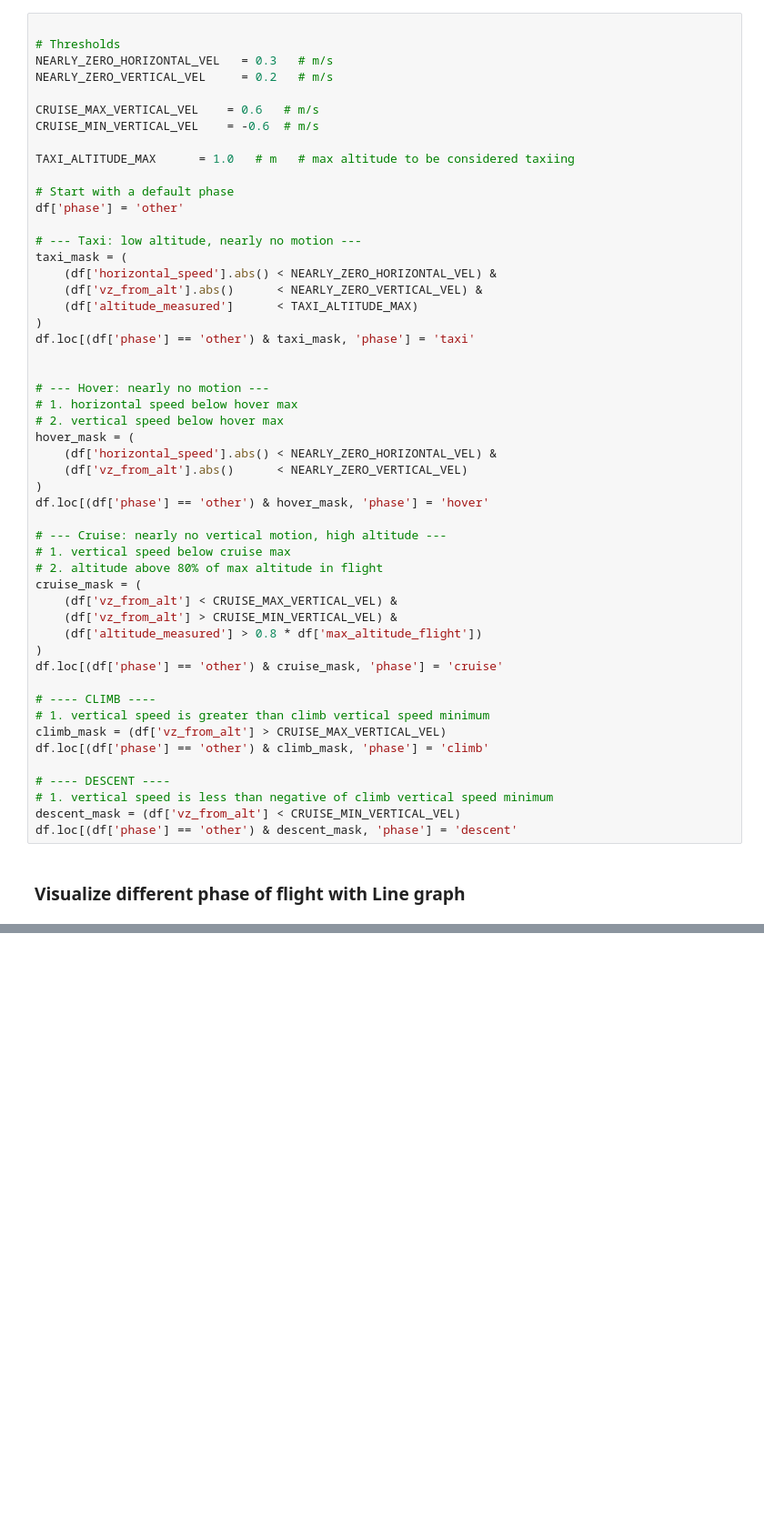
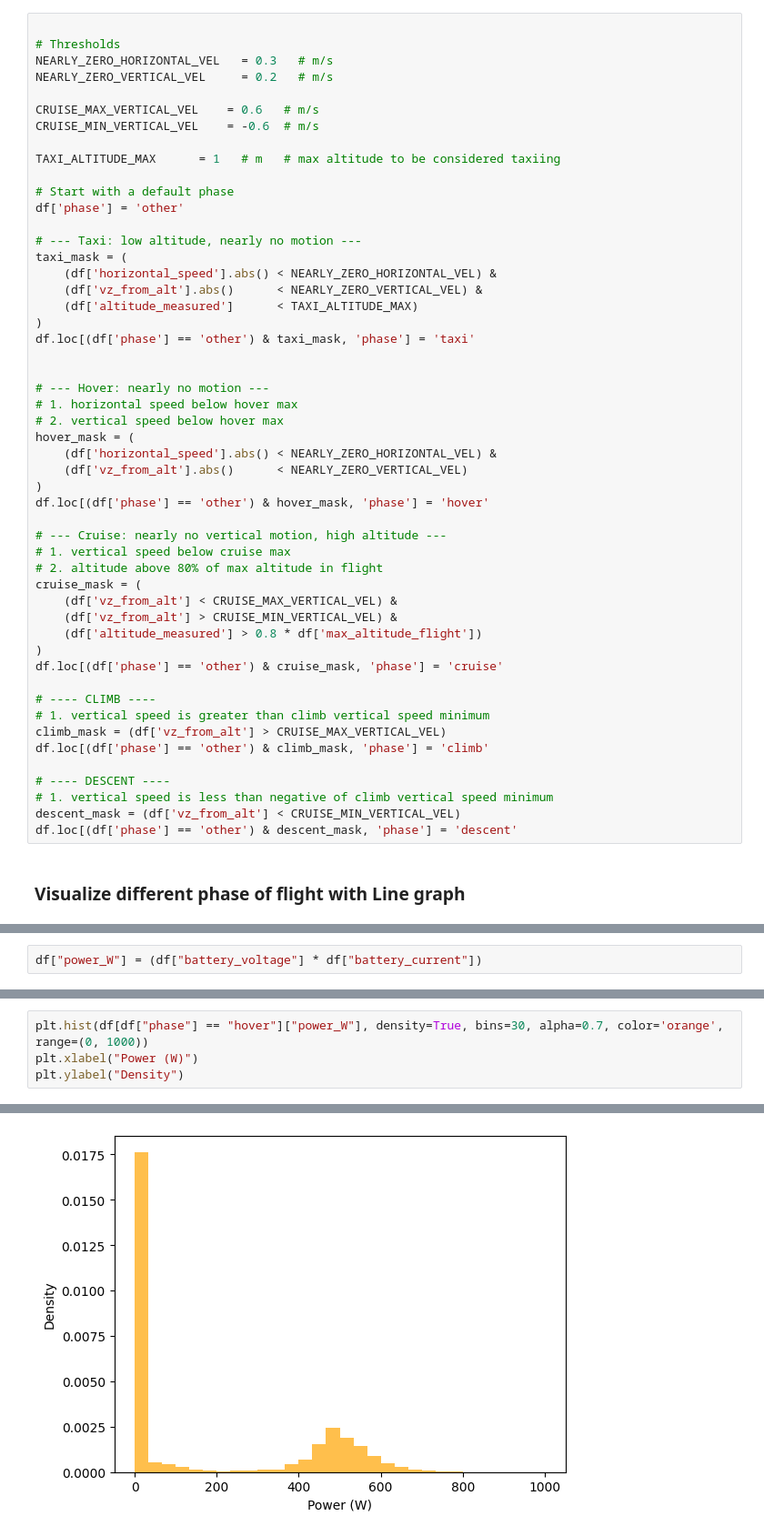
Before and after one commit to kanchanbansal-lab/Research_task, a Jupyter notebook: data_analysis.ipynb, the cells around one changed output, grey strips where cells are left out. Shown: that part at 91% size. Saved outputs shown, nothing was run; the diff lists cells and outputs as text; blank space fills up the shorter version.

Commit message:
hover histo

```diff
--- a/data_analysis.ipynb
+++ b/data_analysis.ipynb
@@ -81,7 +81,7 @@ NEARLY_ZERO_VERTICAL_VEL     = 0.2   # m/s
 CRUISE_MAX_VERTICAL_VEL    = 0.6   # m/s
 CRUISE_MIN_VERTICAL_VEL    = -0.6  # m/s
 
-TAXI_ALTITUDE_MAX      = 1.0   # m   # max altitude to be considered taxiing
+TAXI_ALTITUDE_MAX      = 1   # m   # max altitude to be considered taxiing
 
 # Start with a default phase
 df['phase'] = 'other'
@@ -156,0 +202,2 @@ fig = plot_flight_altitude_speed(
+# %%
+df["power_W"] = (df["battery_voltage"] * df["battery_current"])
@@ -156,0 +206,5 @@ fig = plot_flight_altitude_speed(
+# %%
+plt.hist(df[df["phase"] == "hover"]["power_W"], density=True, bins=30, alpha=0.7, color='orange', range=(0, 1000))
+plt.xlabel("Power (W)")
+plt.ylabel("Density")
+# %% [output]
@@ -156,0 +212 @@ fig = plot_flight_altitude_speed(
+[figure, added]
```
Also changed, not shown: parts of 12 cells of this notebook, 1 other file.
